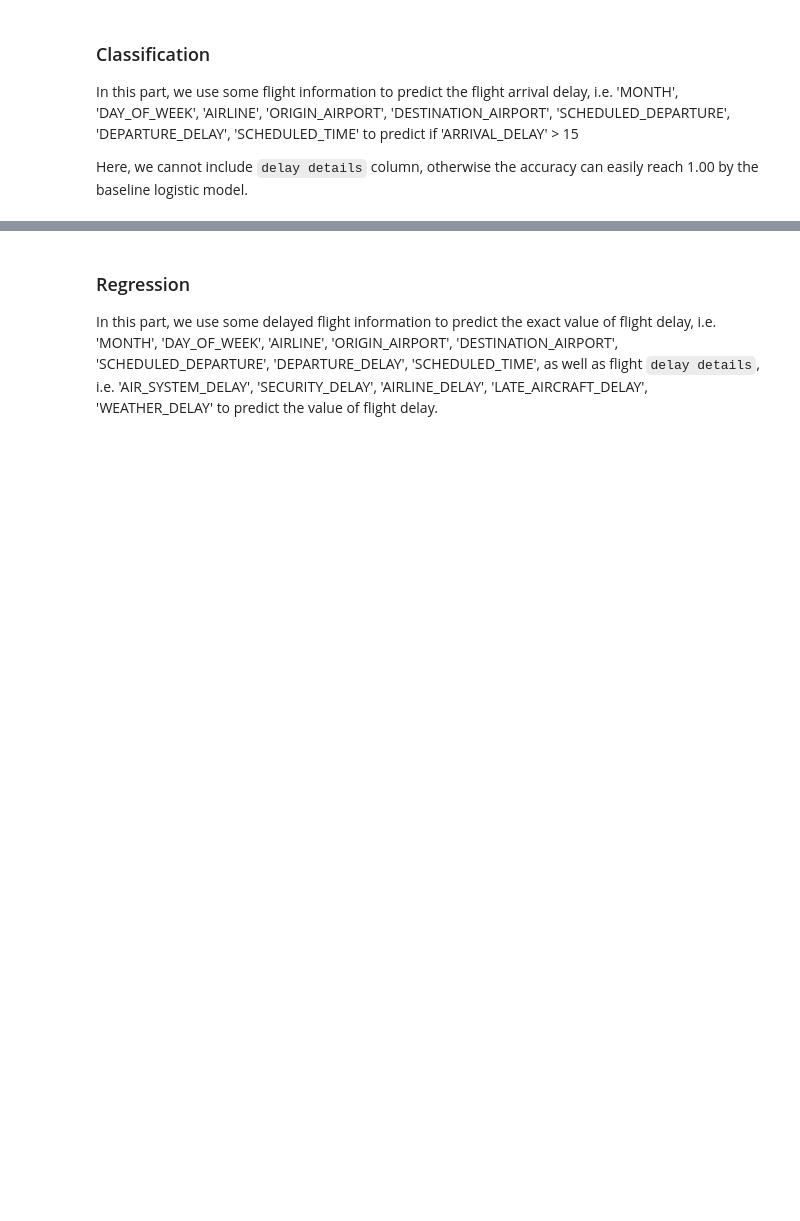
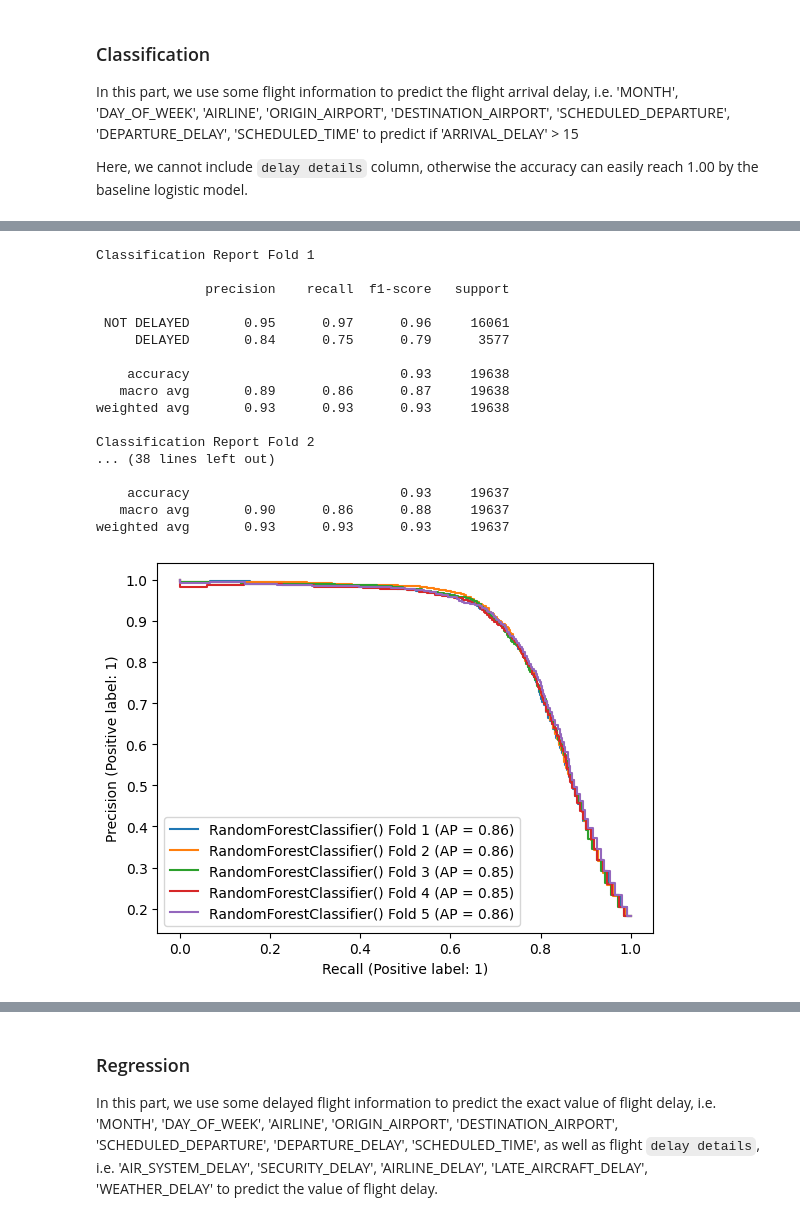
Before and after one commit to yhangchen/Flight-Delays-Prediction, a Jupyter notebook: models.ipynb, the cells around one changed output, grey strips where cells are left out. Saved outputs shown, nothing was run; the diff lists cells and outputs as text; code cells hidden in the pictures; blank space fills up the shorter version.

```diff
--- a/models.ipynb
+++ b/models.ipynb
@@ -132,0 +207,23 @@ disp_dt.plot(ax=ax, label='Decision Tree')
+# %%
+# Random Forest
+from sklearn.ensemble import RandomForestClassifier
+_, displays_rf = evaluate_classification(RandomForestClassifier())
+# %% [output]
+Classification Report Fold 1
+
+              precision    recall  f1-score   support
+
+ NOT DELAYED       0.95      0.97      0.96     16061
+     DELAYED       0.84      0.75      0.79      3577
+
+    accuracy                           0.93     19638
+   macro avg       0.89      0.86      0.87     19638
+weighted avg       0.93      0.93      0.93     19638
+
+Classification Report Fold 2
+... (38 lines left out)
+
+    accuracy                           0.93     19637
+   macro avg       0.90      0.86      0.88     19637
+weighted avg       0.93      0.93      0.93     19637
+[figure, added]
```
Also changed, not shown: parts of 56 cells of this notebook.
